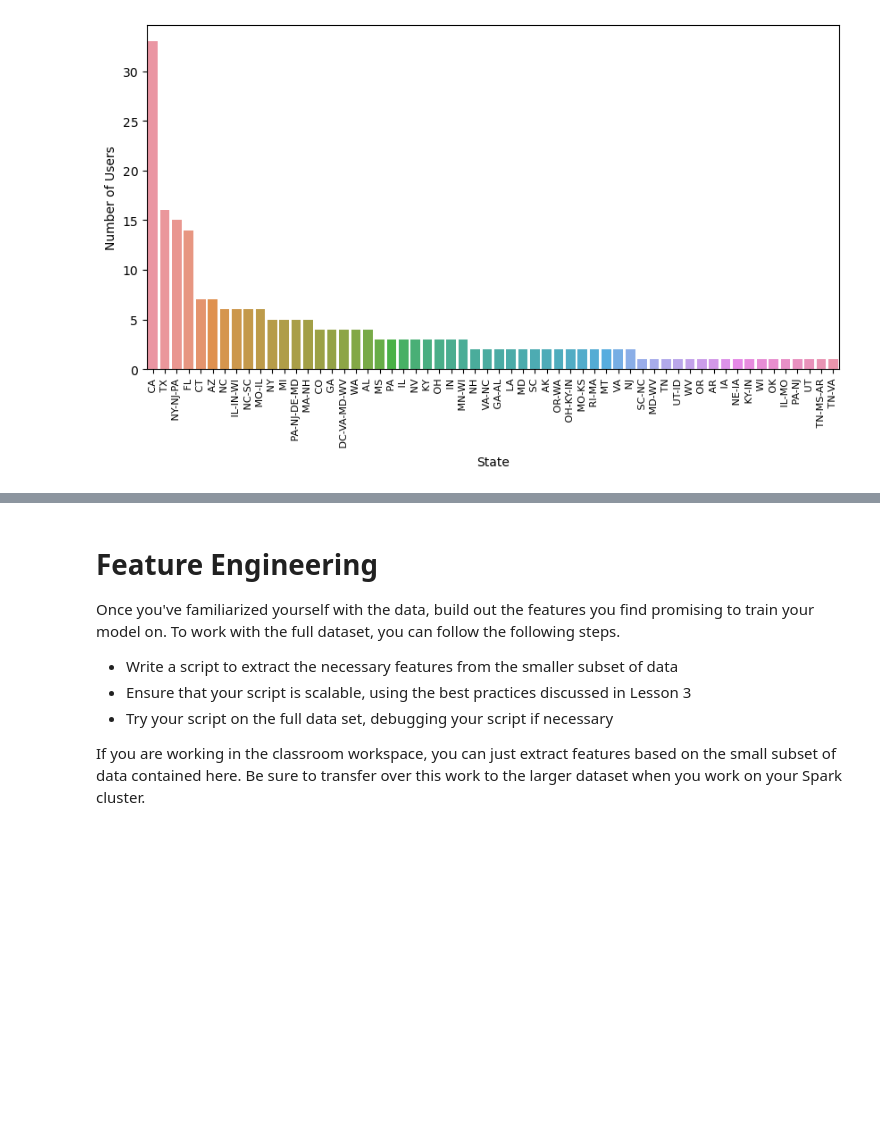
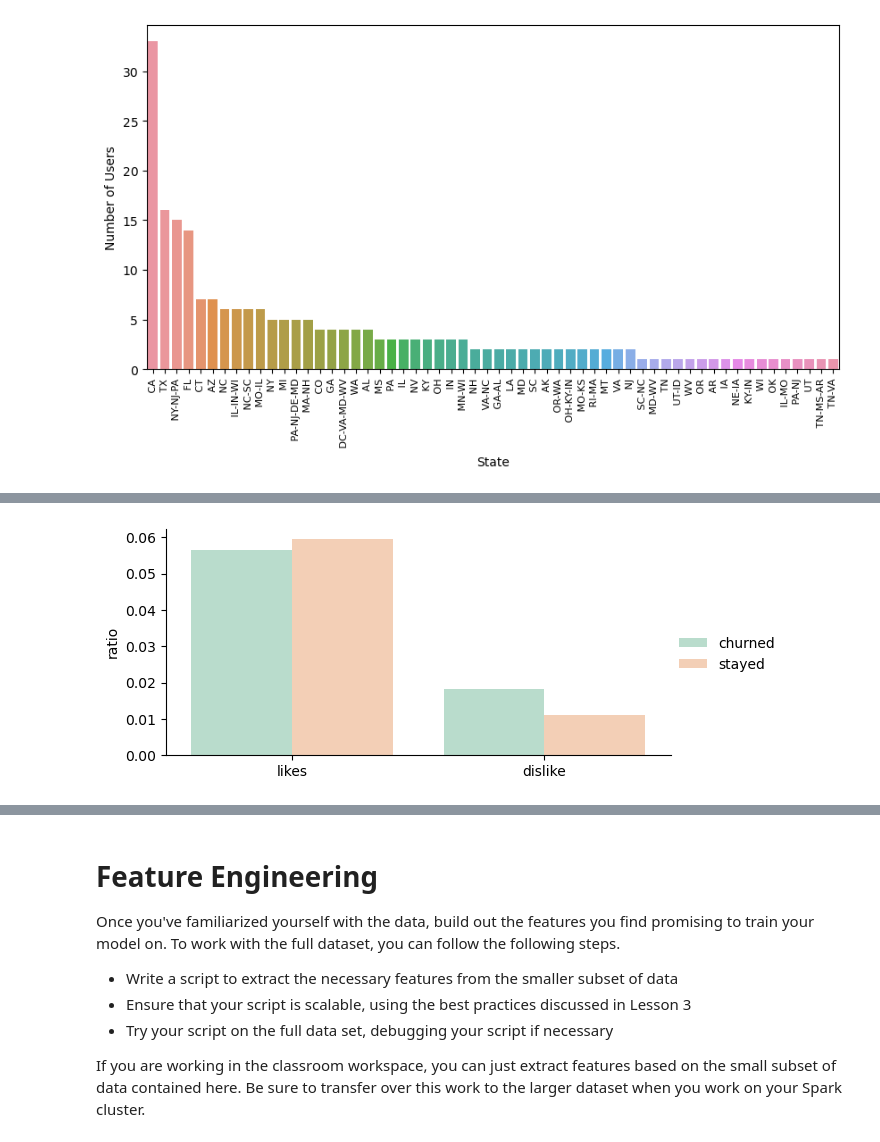
Before and after one commit to audidatacamp370/p4_capstone_spakify, a Jupyter notebook: Sparkify.ipynb, the cells around one changed output, grey strips where cells are left out. Saved outputs shown, nothing was run; the diff lists cells and outputs as text; code cells hidden in the pictures; blank space fills up the shorter version.

```diff
--- a/Sparkify.ipynb
+++ b/Sparkify.ipynb
@@ -148,11 +148,11 @@ def clean_df(spark, df=df):
     df=df.withColumn('city', split(df['location'],',').getItem(0))
     df=df.withColumn('state', split(df['location'],',').getItem(1))
 
-    # create churn and downgrade columns from page columns
-    df=df.withColumn('churn',
+    # create churn_event and downgrade_event columns from page columns
+    df=df.withColumn('churn_event',
                       when(df.page.contains('Cancellation Confirmation'), lit(1))
                       .otherwise(lit(0)) )
-    df=df.withColumn('downgrade',
+    df=df.withColumn('downgrade_event',
                       when(df.page.contains('Submit Downgrade'), lit(1))
                       .otherwise(lit(0)) )
 
@@ -339,0 +352,14 @@ df_churned=user_churned.toPandas()
+# %%
+def barplot_userfeatures(df,features, hue):
+    '''Plot barplot for features'''
+    temp=df[[hue]+features].groupby([hue]).mean().unstack().reset_index()
+    temp.columns=['features',hue,'value']
+
+    ax=sns.catplot(data=temp,x='features',y='value',hue=hue ,kind="bar", palette="Pastel2", height=3, aspect=2 )
+    ax.set_axis_labels('','ratio')
+    ax.set_xticklabels(list(map(lambda x: x.split('_')[0], features)))
+    ax.legend.set_title('');
+# %%
+barplot_userfeatures(df=df_user,features=['likes_ratio', 'dislike_ratio'],hue='churned')
+# %% [output]
+[figure, added]
```
Also changed, not shown: parts of 15 cells of this notebook.
